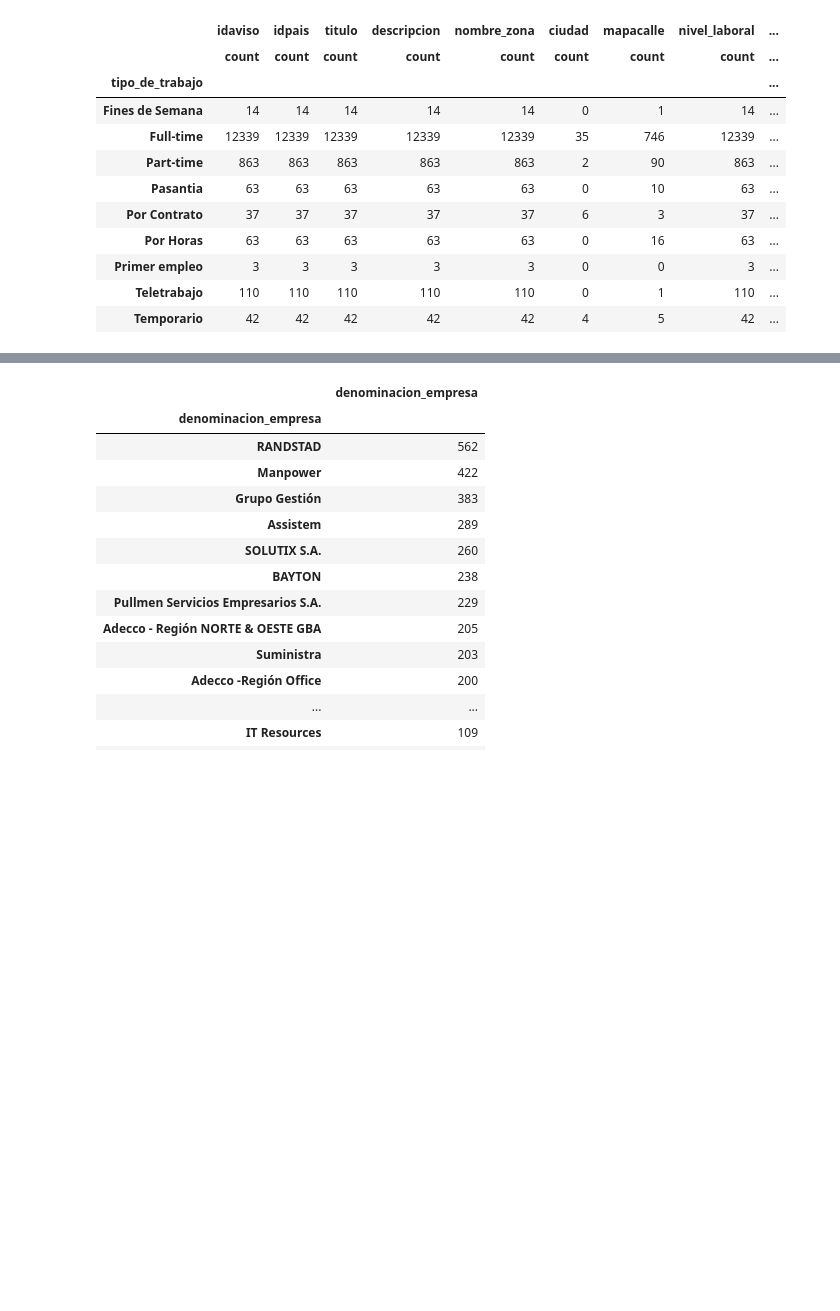
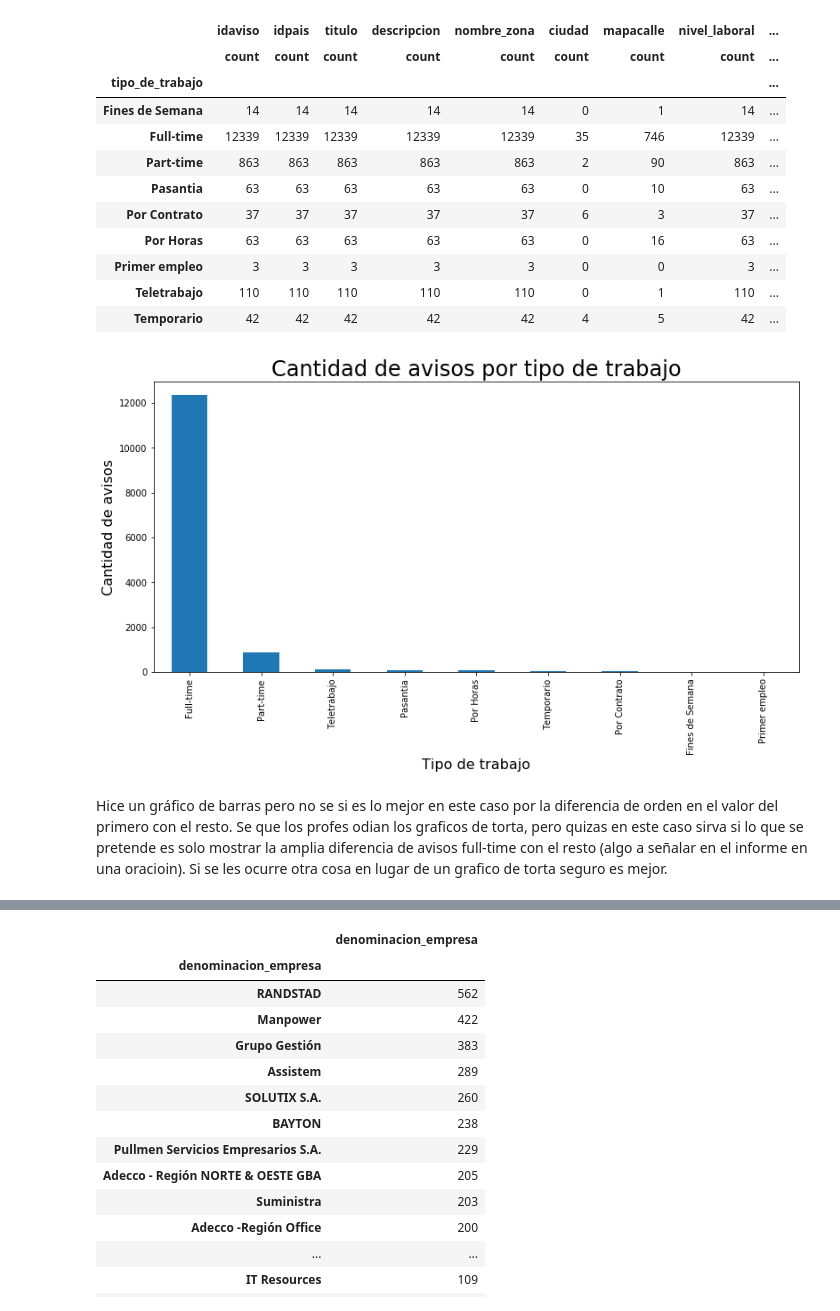
Before and after one commit to BrigliaAn/TP1-AnalisisExploratorio-ZonaJobs, a Jupyter notebook: AnalisisExploratorioTP1.ipynb, the cells around one changed output, grey strips where cells are left out. Cells and saved outputs as stored; diff of their text form; code cells hidden in the pictures; blank space fills up the shorter version.

Commit message:
Algunos gráficos de barra

```diff
--- a/AnalisisExploratorioTP1.ipynb
+++ b/AnalisisExploratorioTP1.ipynb
@@ -184,6 +195,19 @@ avisos_detalle.groupby('tipo_de_trabajo').agg({'count'})
 | Primer empleo | 3 | 3 | 3 | 3 | 3 | 0 | 0 | 3 | ... |
 | Teletrabajo | 110 | 110 | 110 | 110 | 110 | 0 | 1 | 110 | ... |
 | Temporario | 42 | 42 | 42 | 42 | 42 | 4 | 5 | 42 | ... |
+# %%
+fig = plt.figure()
+
+ax = avisos_detalle['tipo_de_trabajo'].value_counts().plot(kind='bar',figsize=(13,6));
+
+plt.title('Cantidad de avisos por tipo de trabajo', fontsize=24)
+
+ax.set_xlabel('Tipo de trabajo', fontsize= 16)
+ax.set_ylabel('Cantidad de avisos', fontsize= 16);
+# %% [output]
+[figure, added]
+# %% [markdown]
+Hice un gráfico de barras pero no se si es lo mejor en este caso por la diferencia de orden en el valor del primero con el resto. Se que los profes odian los graficos de torta, pero quizas en este caso sirva si lo que se pretende es solo mostrar la amplia diferencia de avisos full-time con el resto (algo a señalar en el informe en una oracioin). Si se les ocurre otra cosa en lugar de un grafico de torta seguro es mejor.
 # %%
 #avisos con mayores postulantes
 
```
Also changed, not shown: parts of 5 cells of this notebook.
